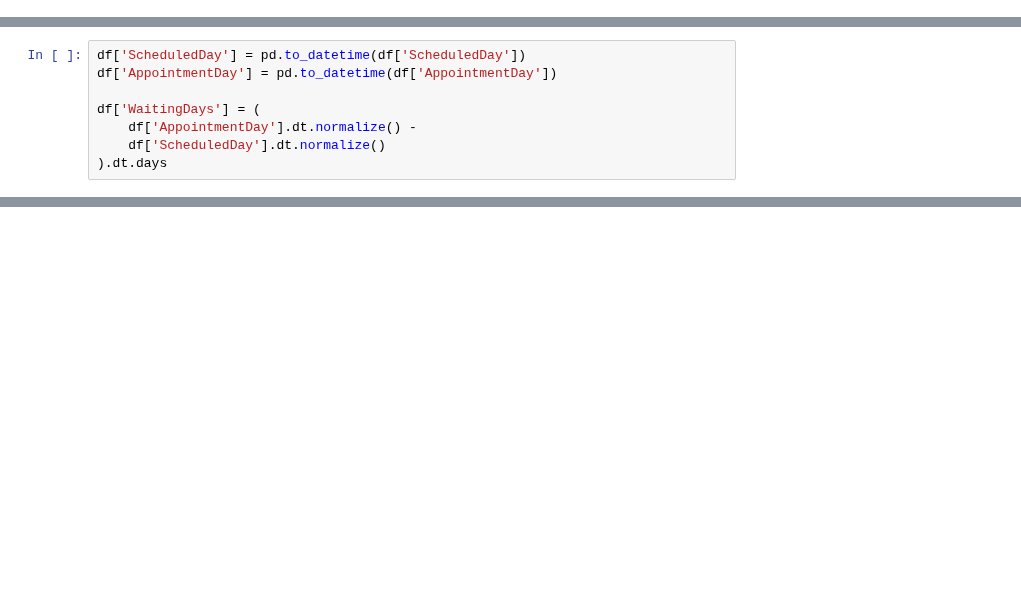
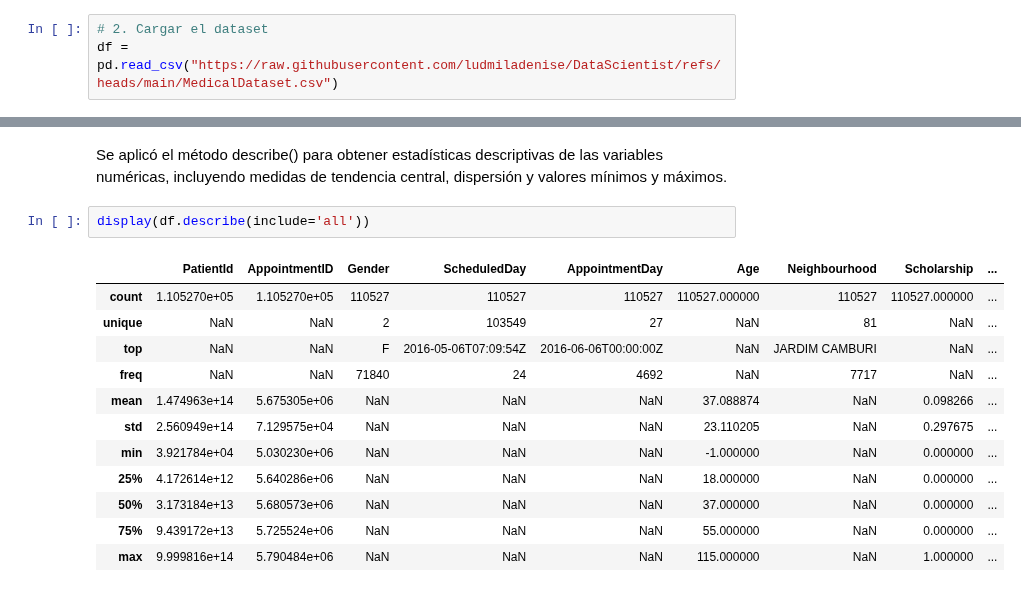
Before and after one commit to ludmiladenise/DataScientist, a Jupyter notebook: EDA.ipynb, the cells around one changed output, grey strips where cells are left out. Drawn from its saved outputs; the diff is of its cells as text; blank space fills up the shorter version.

```diff
--- a/EDA.ipynb
+++ b/EDA.ipynb
@@ -36,0 +9,3 @@ files.download('dataset_limpio.csv')
+# %%
+# 2. Cargar el dataset
+df = pd.read_csv("https://raw.githubusercontent.com/ludmiladenise/DataScientist/refs/heads/main/MedicalDataset.csv")
@@ -106,8 +54,0 @@ plt.show()
-# %%
-df['ScheduledDay'] = pd.to_datetime(df['ScheduledDay'])
-df['AppointmentDay'] = pd.to_datetime(df['AppointmentDay'])
-
-df['WaitingDays'] = (
-    df['AppointmentDay'].dt.normalize() -
-    df['ScheduledDay'].dt.normalize()
-).dt.days
@@ -214,0 +95,18 @@ plt.show()
+# %% [markdown]
+
+Se aplicó el método describe() para obtener estadísticas descriptivas de las variables numéricas, incluyendo medidas de tendencia central, dispersión y valores mínimos y máximos.
+# %%
+display(df.describe(include='all'))
+# %% [output]
+|  | PatientId | AppointmentID | Gender | ScheduledDay | AppointmentDay | Age | Neighbourhood | Scholarship | ... |
+| count | 1.105270e+05 | 1.105270e+05 | 110527 | 110527 | 110527 | 110527.000000 | 110527 | 110527.000000 | ... |
+| unique | NaN | NaN | 2 | 103549 | 27 | NaN | 81 | NaN | ... |
+| top | NaN | NaN | F | 2016-05-06T07:09:54Z | 2016-06-06T00:00:00Z | NaN | JARDIM CAMBURI | NaN | ... |
+| freq | NaN | NaN | 71840 | 24 | 4692 | NaN | 7717 | NaN | ... |
+| mean | 1.474963e+14 | 5.675305e+06 | NaN | NaN | NaN | 37.088874 | NaN | 0.098266 | ... |
+| std | 2.560949e+14 | 7.129575e+04 | NaN | NaN | NaN | 23.110205 | NaN | 0.297675 | ... |
+| min | 3.921784e+04 | 5.030230e+06 | NaN | NaN | NaN | -1.000000 | NaN | 0.000000 | ... |
+| 25% | 4.172614e+12 | 5.640286e+06 | NaN | NaN | NaN | 18.000000 | NaN | 0.000000 | ... |
+| 50% | 3.173184e+13 | 5.680573e+06 | NaN | NaN | NaN | 37.000000 | NaN | 0.000000 | ... |
+| 75% | 9.439172e+13 | 5.725524e+06 | NaN | NaN | NaN | 55.000000 | NaN | 0.000000 | ... |
+| max | 9.999816e+14 | 5.790484e+06 | NaN | NaN | NaN | 115.000000 | NaN | 1.000000 | ... |
```
Also changed, not shown: parts of 42 cells of this notebook.
